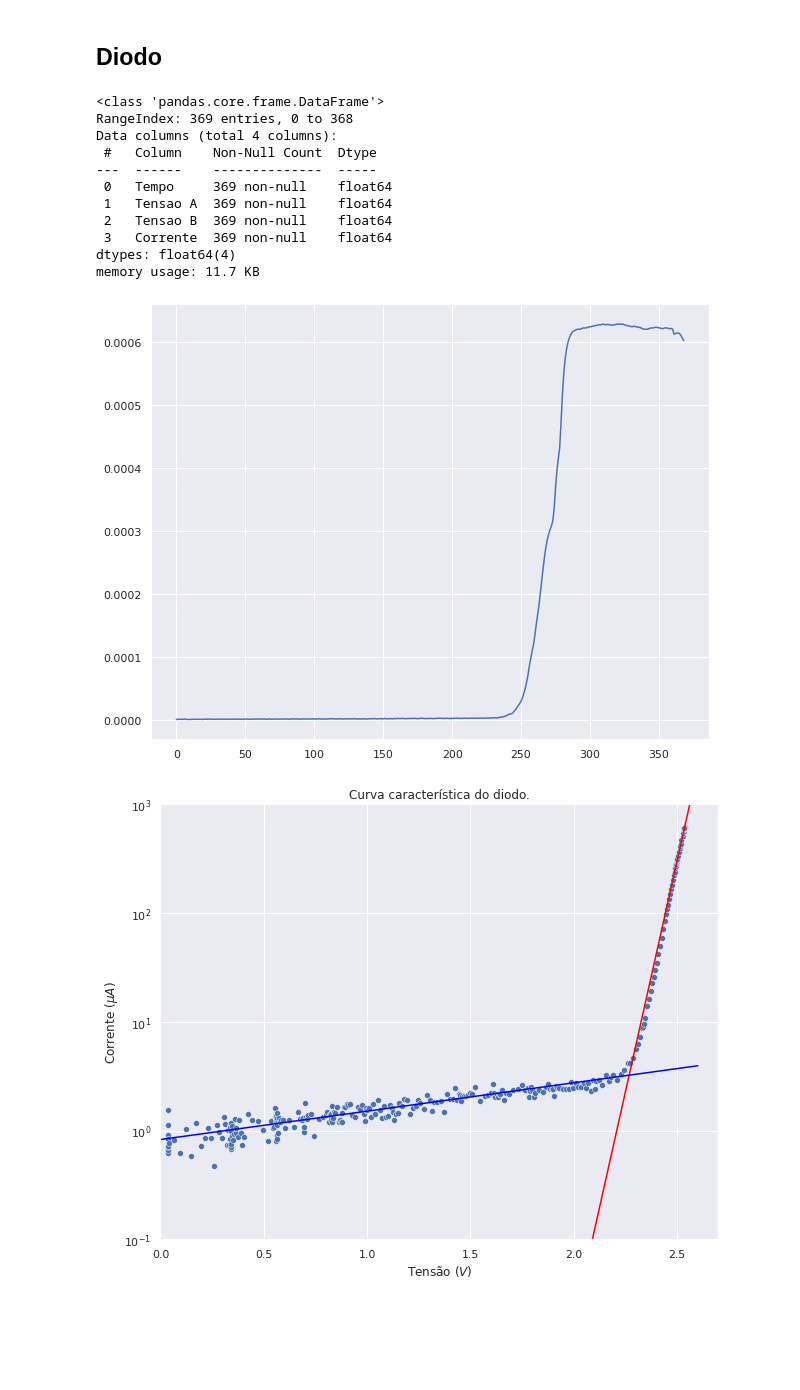
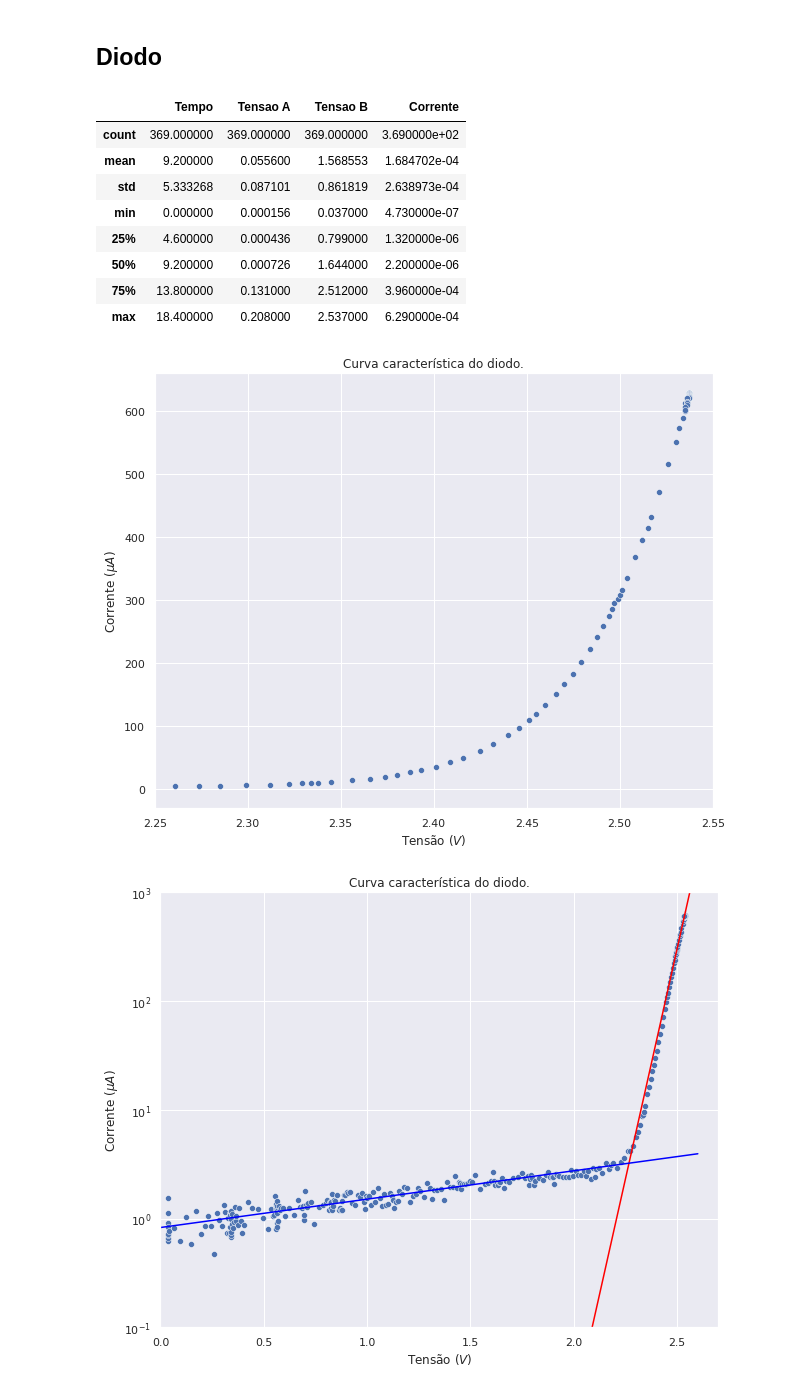
Before and after one commit to ivfreire/lab_3, a Jupyter notebook: Experimento 1/Atividade 3/análise.ipynb, the cells around one changed output. Drawn from its saved outputs; the diff is of its cells as text; code cells hidden in the pictures; blank space fills up the shorter version.

```diff
--- a/Experimento 1/Atividade 3/análise.ipynb
+++ b/Experimento 1/Atividade 3/análise.ipynb
@@ -16,17 +16,15 @@ sns.set_theme()
 # %%
 df_diodo = pd.read_csv('./Dados/diodo.csv')
 # %%
-df_diodo.info()
+df_diodo.describe()
 # %% [output]
-<class 'pandas.core.frame.DataFrame'>
-RangeIndex: 369 entries, 0 to 368
-Data columns (total 4 columns):
- #   Column    Non-Null Count  Dtype
----  ------    --------------  -----
- 0   Tempo     369 non-null    float64
- 1   Tensao A  369 non-null    float64
- 2   Tensao B  369 non-null    float64
- 3   Corrente  369 non-null    float64
-dtypes: float64(4)
-memory usage: 11.7 KB
+|  | Tempo | Tensao A | Tensao B | Corrente |
+| count | 369.000000 | 369.000000 | 369.000000 | 3.690000e+02 |
+| mean | 9.200000 | 0.055600 | 1.568553 | 1.684702e-04 |
+| std | 5.333268 | 0.087101 | 0.861819 | 2.638973e-04 |
+| min | 0.000000 | 0.000156 | 0.037000 | 4.730000e-07 |
+| 25% | 4.600000 | 0.000436 | 0.799000 | 1.320000e-06 |
+| 50% | 9.200000 | 0.000726 | 1.644000 | 2.200000e-06 |
+| 75% | 13.800000 | 0.131000 | 2.512000 | 3.960000e-04 |
+| max | 18.400000 | 0.208000 | 2.537000 | 6.290000e-04 |
 # %%
@@ -34,10 +32,10 @@ R = 330.2, 0.1
-# %%
-df_diodo['sTensao A']	= df_diodo['Tensao B'] * 0 + 0.01
-df_diodo['sTensao B'] 	= df_diodo['Tensao B'] * 0 + 0.01
-#df_diodo['Corrente']	= df_diodo['Tensao A'] / R[0]
-df_diodo['sCorrente']	= df_diodo['Tensao B'] * 0 + 2.05e-07
-# %%
-plt.plot(df_diodo['Corrente'])
-plt.show()
-# %% [output]
-[figure, removed]
+# %%
+plt.title('Curva característica do diodo.')
+sns.scatterplot(x=df_diodo['Tensao B'], y=df_diodo['Corrente'] * 1E6)
+
+plt.xlabel('Tensão ($V$)')
+plt.ylabel('Corrente ($\mu A$)')
+plt.xlim(2.25, 2.55)
+plt.show()
+# %% [output]
+[figure, added]
```
Also changed, not shown: parts of 13 cells of this notebook.
